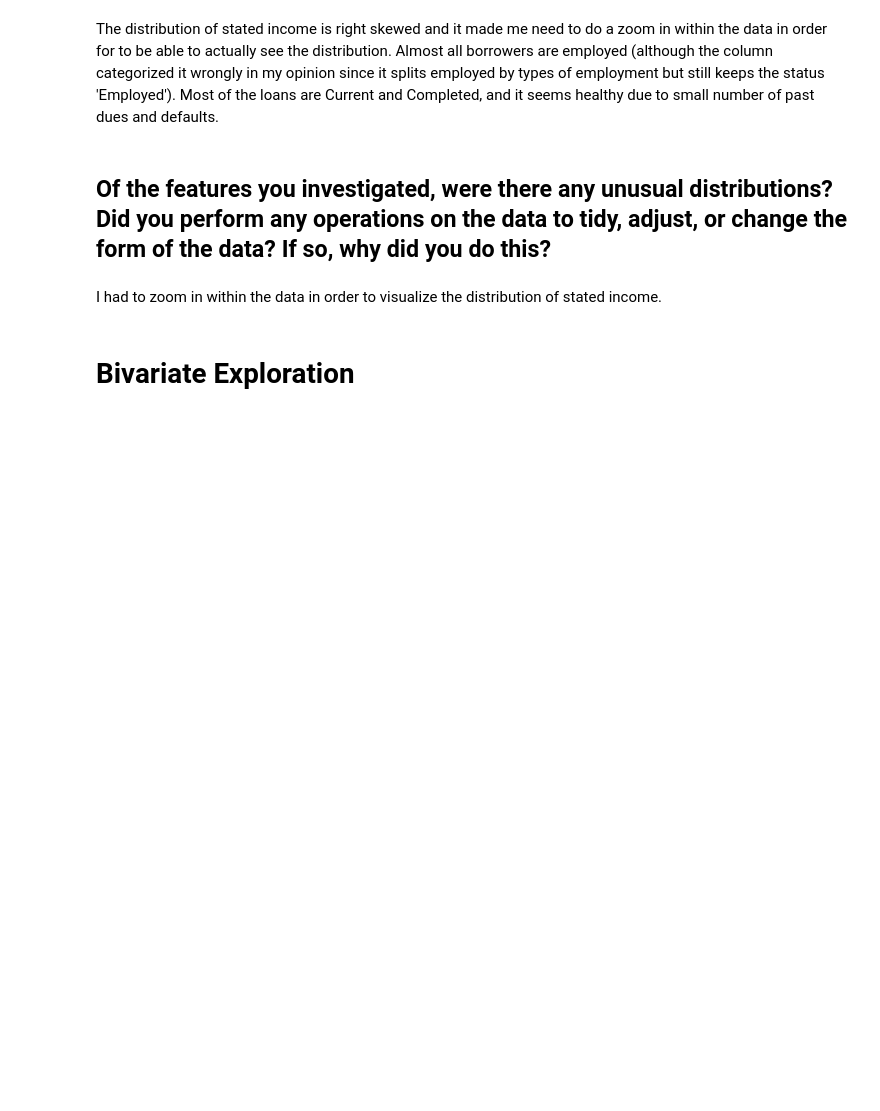
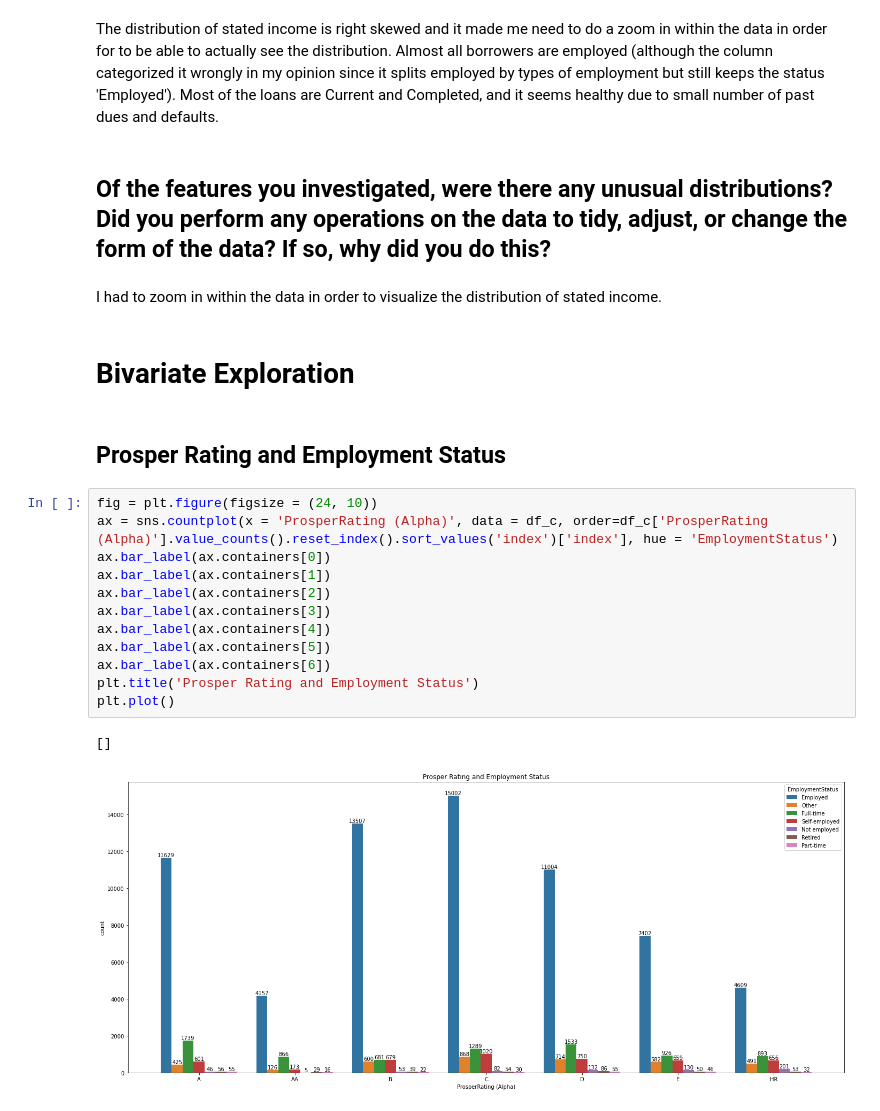
Before and after one commit to FilipeSquire/Udacity-DA, a Jupyter notebook: Data Visualization Project/exploration.ipynb, the cells around one changed output. Saved outputs shown, nothing was run; the diff lists cells and outputs as text; blank space fills up the shorter version.

```diff
--- a/Data Visualization Project/exploration.ipynb
+++ b/Data Visualization Project/exploration.ipynb
@@ -257,3 +299,20 @@ The distribution of stated income is right skewed and it made me need to do a zo
 I had to zoom in within the data in order to visualize the distribution of stated income.
 # %% [markdown]
 # Bivariate Exploration
+# %% [markdown]
+## Prosper Rating and Employment Status
+# %%
+fig = plt.figure(figsize = (24, 10))
+ax = sns.countplot(x = 'ProsperRating (Alpha)', data = df_c, order=df_c['ProsperRating (Alpha)'].value_counts().reset_index().sort_values('index')['index'], hue = 'EmploymentStatus')
+ax.bar_label(ax.containers[0])
+ax.bar_label(ax.containers[1])
+ax.bar_label(ax.containers[2])
+ax.bar_label(ax.containers[3])
+ax.bar_label(ax.containers[4])
+ax.bar_label(ax.containers[5])
+ax.bar_label(ax.containers[6])
+plt.title('Prosper Rating and Employment Status')
+plt.plot()
+# %% [output]
+[]
+[figure, added]
```
Also changed, not shown: parts of 38 cells of this notebook, 11 other files.
